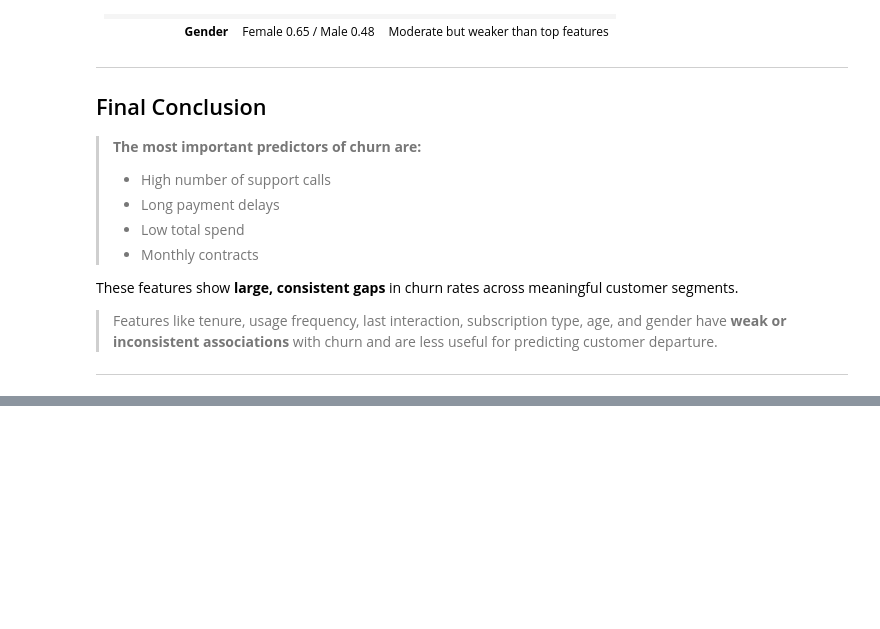
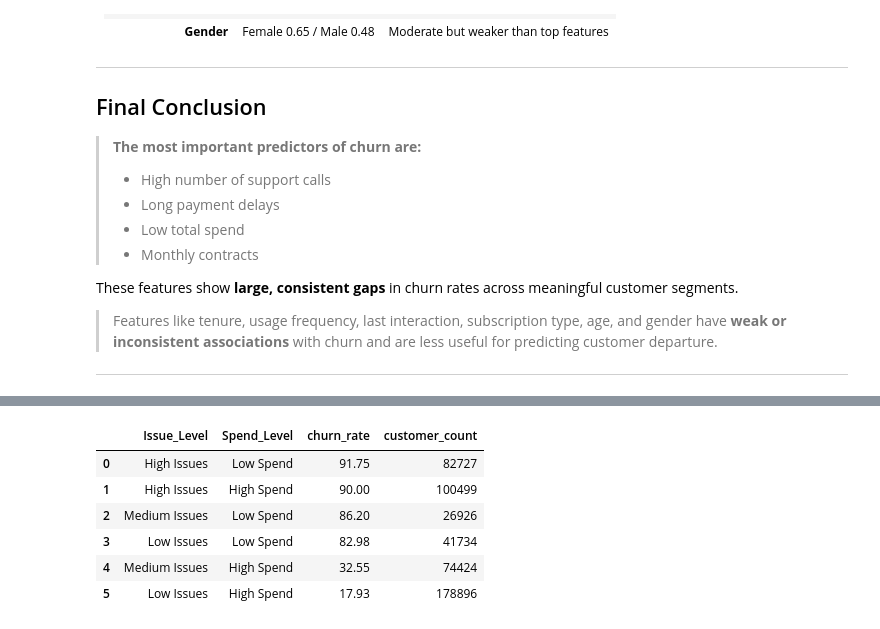
Before and after one commit to vivek-bhave/churn-analysis-from-sql-to-ml, a Jupyter notebook: Notebooks/SQL_Analysis/01_Behavioral_Univariate_Feature_Analysis_for_Churn.ipynb, the cells around one changed output, grey strips where cells are left out. Cells and saved outputs as stored; diff of their text form; code cells hidden in the pictures; blank space fills up the shorter version.

```diff
--- a/Notebooks/SQL_Analysis/01_Behavioral_Univariate_Feature_Analysis_for_Churn.ipynb
+++ b/Notebooks/SQL_Analysis/01_Behavioral_Univariate_Feature_Analysis_for_Churn.ipynb
@@ -709,0 +787,37 @@ These features show **large, consistent gaps** in churn rates across meaningful
+# %%
+query = """
+SELECT
+
+CASE
+    WHEN Support_Calls <= 2 THEN 'Low Issues'
+    WHEN Support_Calls <= 4 THEN 'Medium Issues'
+    ELSE 'High Issues'
+END AS Issue_Level,
+
+CASE
+    WHEN Total_Spend < 508 THEN 'Low Spend'
+    ELSE 'High Spend'
+END AS Spend_Level,
+
+ROUND(AVG(CASE WHEN Churn = 1 THEN 1 ELSE 0 END) * 100,2) AS churn_rate,
+
+COUNT(*) AS customer_count
+
+FROM churn
+
+GROUP BY Issue_Level, Spend_Level
+
+ORDER BY churn_rate DESC;
+"""
+
+df = pd.read_sql(query, engine)
+
+df
+# %% [output]
+|  | Issue_Level | Spend_Level | churn_rate | customer_count |
+| 0 | High Issues | Low Spend | 91.75 | 82727 |
+| 1 | High Issues | High Spend | 90.00 | 100499 |
+| 2 | Medium Issues | Low Spend | 86.20 | 26926 |
+| 3 | Low Issues | Low Spend | 82.98 | 41734 |
+| 4 | Medium Issues | High Spend | 32.55 | 74424 |
+| 5 | Low Issues | High Spend | 17.93 | 178896 |
```
Also changed, not shown: parts of 7 cells of this notebook.
